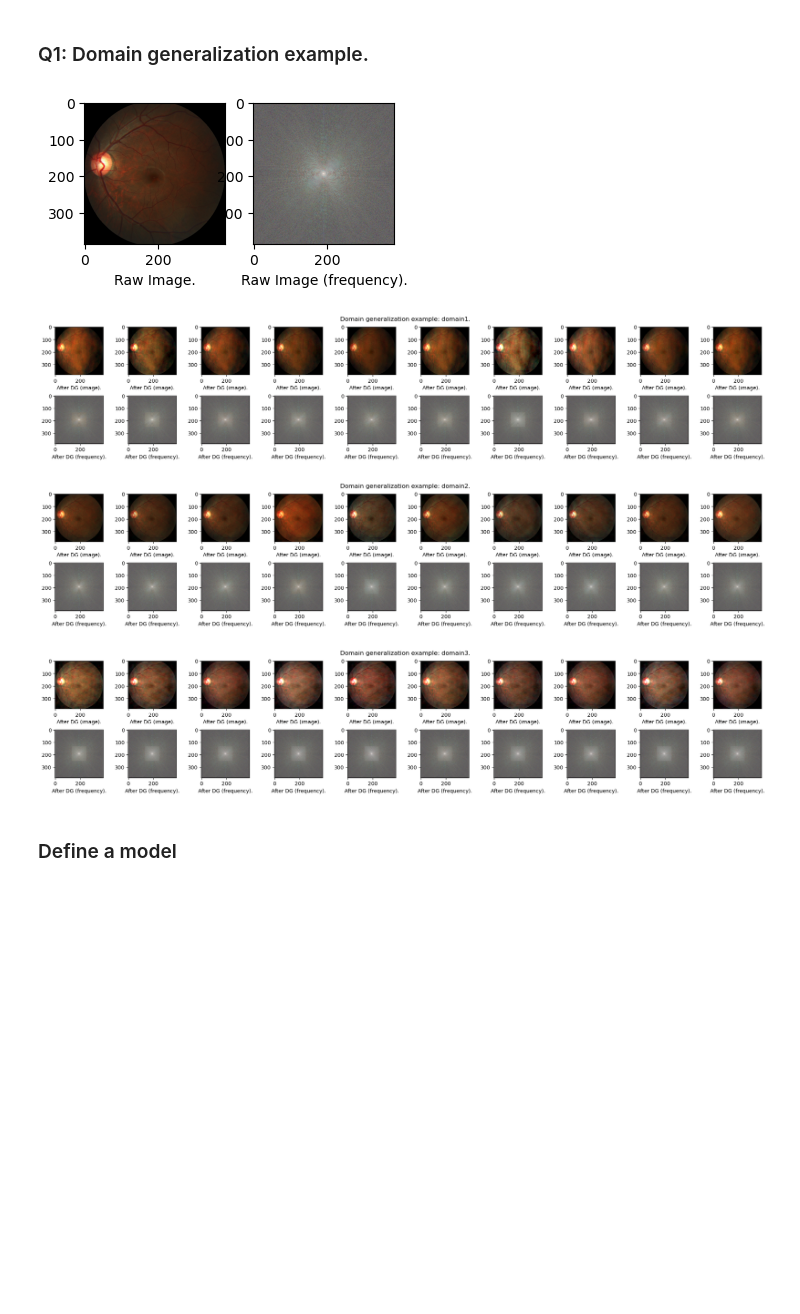
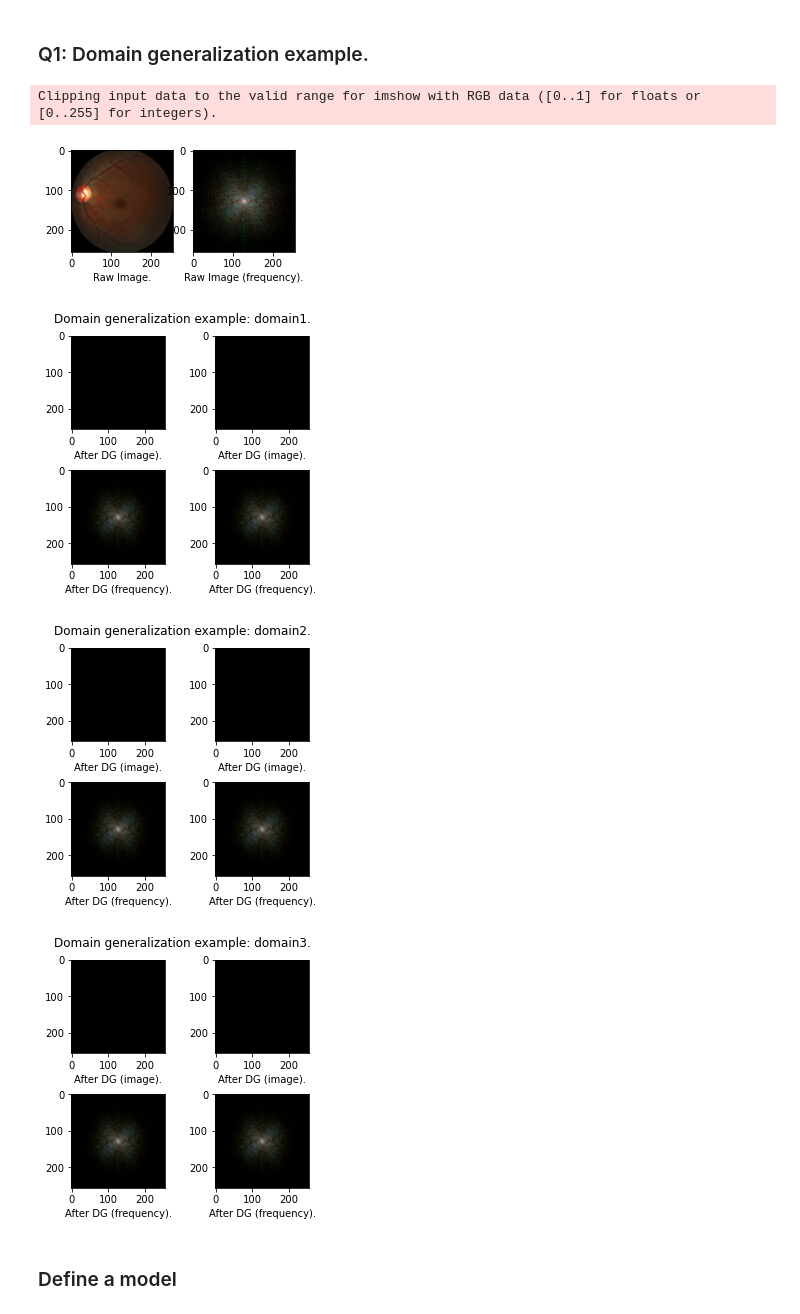
Before and after one commit to QianrenLi/DG_Segmentation_released, a Jupyter notebook: project1.ipynb, the cells around one changed output. Saved outputs shown, nothing was run; the diff lists cells and outputs as text; code cells hidden in the pictures; blank space fills up the shorter version.

```diff
--- a/project1.ipynb
+++ b/project1.ipynb
@@ -60,32 +55,37 @@ plt.imshow(target_last,cmap='gray')
 # %%
 from dataset import domain_generization
 original_image, _ = trainset.__getitem__(0) # Use the first image in training set.
+original_image = original_image / 2 + 0.5
+original_image = original_image.numpy()
+
 scaling_factor = 0.3 # 替换低频区域所占大小
-ratio =0.5 #替换区域中目标域图片的幅度比重
-num_generalized=10
+ratio = 0 #替换区域中目标域图片的幅度比重
+num_generalized=2
 domains = ['domain1','domain2','domain3'] # 可选：'random'（默认随机选择domain）, 'domain1', 'domain2', 'domain3'.
 original_image_freq = np.fft.fftshift(np.fft.fft2(original_image,axes=(-2,-1)),axes=(-2,-1))
 original_image_freq = np.log(np.abs(original_image_freq))/np.max(np.log(np.abs(original_image_freq))) # log and normalize
 plt.figure(figsize=[4,2])
-plt.subplot(1,2,1), plt.imshow(np.transpose(original_image, (1, 2, 0))[:,:,::-1]), plt.xlabel('Raw Image.')
-plt.subplot(1,2,2), plt.imshow(np.transpose(original_image_freq, (1, 2, 0))[:,:,::-1]), plt.xlabel('Raw Image (frequency).')
+plt.subplot(1,2,1), plt.imshow(np.transpose(original_image, (1, 2, 0))), plt.xlabel('Raw Image.')
+plt.subplot(1,2,2), plt.imshow(np.transpose(original_image_freq, (1, 2, 0))), plt.xlabel('Raw Image (frequency).')
 for domain in domains:
     dg_outputs, dg_fre_outputs= np.array(domain_generization(original_image,scaling_factor, ratio,num_generalized,domain)) # 输出是一个float, 因为计算傅里叶变换的时候应该用float提高精度
     fig, axs = plt.subplots(2, num_generalized, figsize=(2*num_generalized, 2*2), layout="constrained")
     for i in range(num_generalized):
         dg_output = dg_outputs[i]
         dg_fre_output = dg_fre_outputs[i]
         dg_fre_output = np.log(np.abs(dg_fre_output))/np.max(np.log(np.abs(dg_fre_output))) # log and normalize
-        axs[0,i].imshow(np.clip(np.transpose(np.real(dg_output).astype(int), (1, 2, 0))[:,:,::-1],0,255)) # 转回int才可以直接imshow
+        axs[0,i].imshow(np.clip(np.transpose(np.real(dg_output).astype(int), (1, 2, 0)),0,255)) # 转回int才可以直接imshow
+        # axs[0,i].imshow(np.transpose(dg_output, (1, 2, 0))) # 转回int才可以直接imshow
         axs[0,i].set_xlabel('After DG (image).')
-        axs[1,i].imshow(np.clip(np.transpose(dg_fre_output,(1,2,0))[:,:,::-1],0,1),cmap='gray')
+        axs[1,i].imshow(np.clip(np.transpose(dg_fre_output,(1,2,0)),0,1),cmap='gray')
         axs[1,i].set_xlabel('After DG (frequency).')
     plt.suptitle('Domain generalization example: {}.'.format(domain))
 # %% [output]
+Clipping input data to the valid range for imshow with RGB data ([0..1] for floats or [0..255] for integers).
-[figure, old version]
+[figure, new version]
-[figure, old version]
+[figure, new version]
-[figure, old version]
+[figure, new version]
-[figure, old version]
+[figure, new version]
 # %% [markdown]
 ### Define a model
 # %%
```
Also changed, not shown: parts of 6 cells of this notebook, 2 other files.
